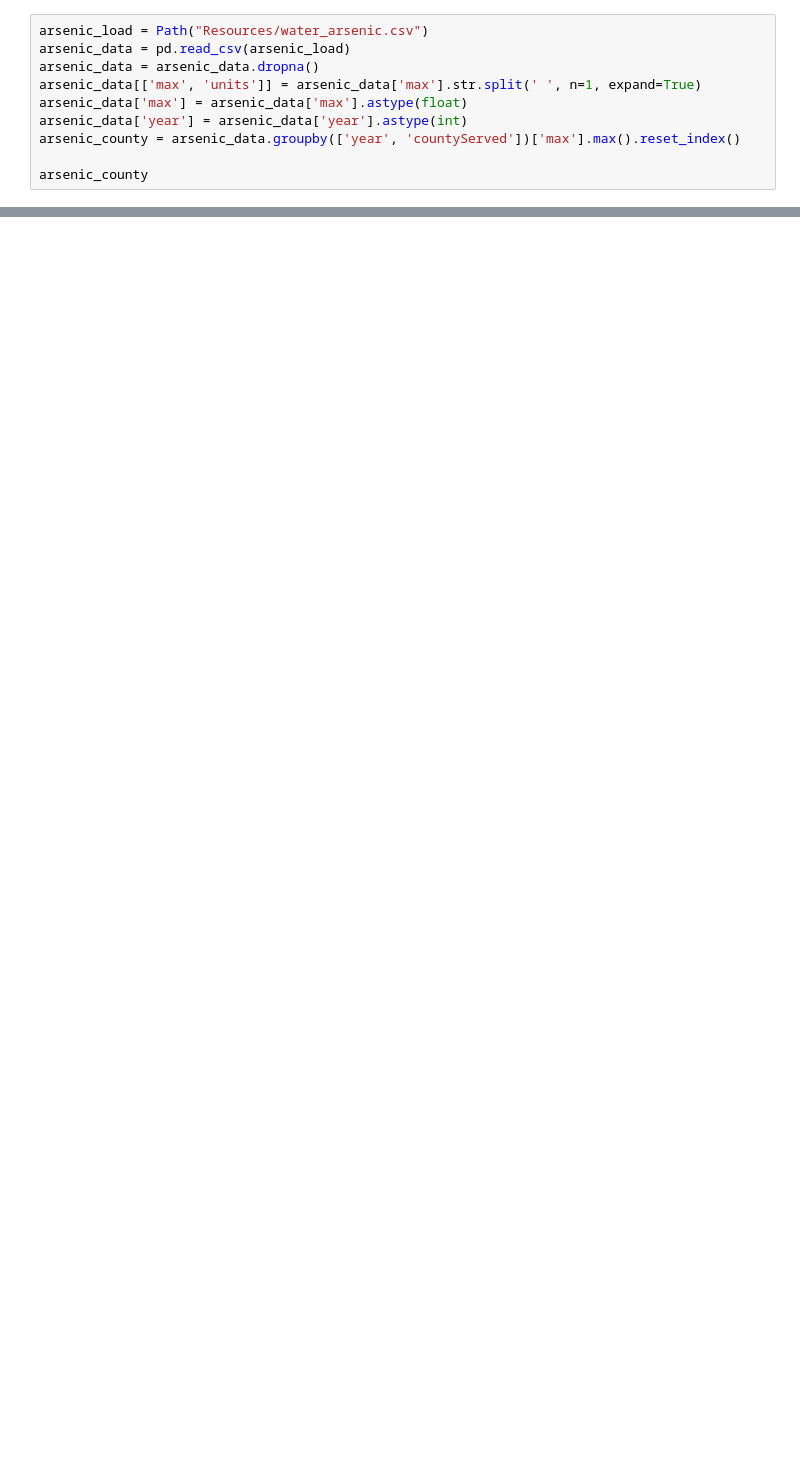
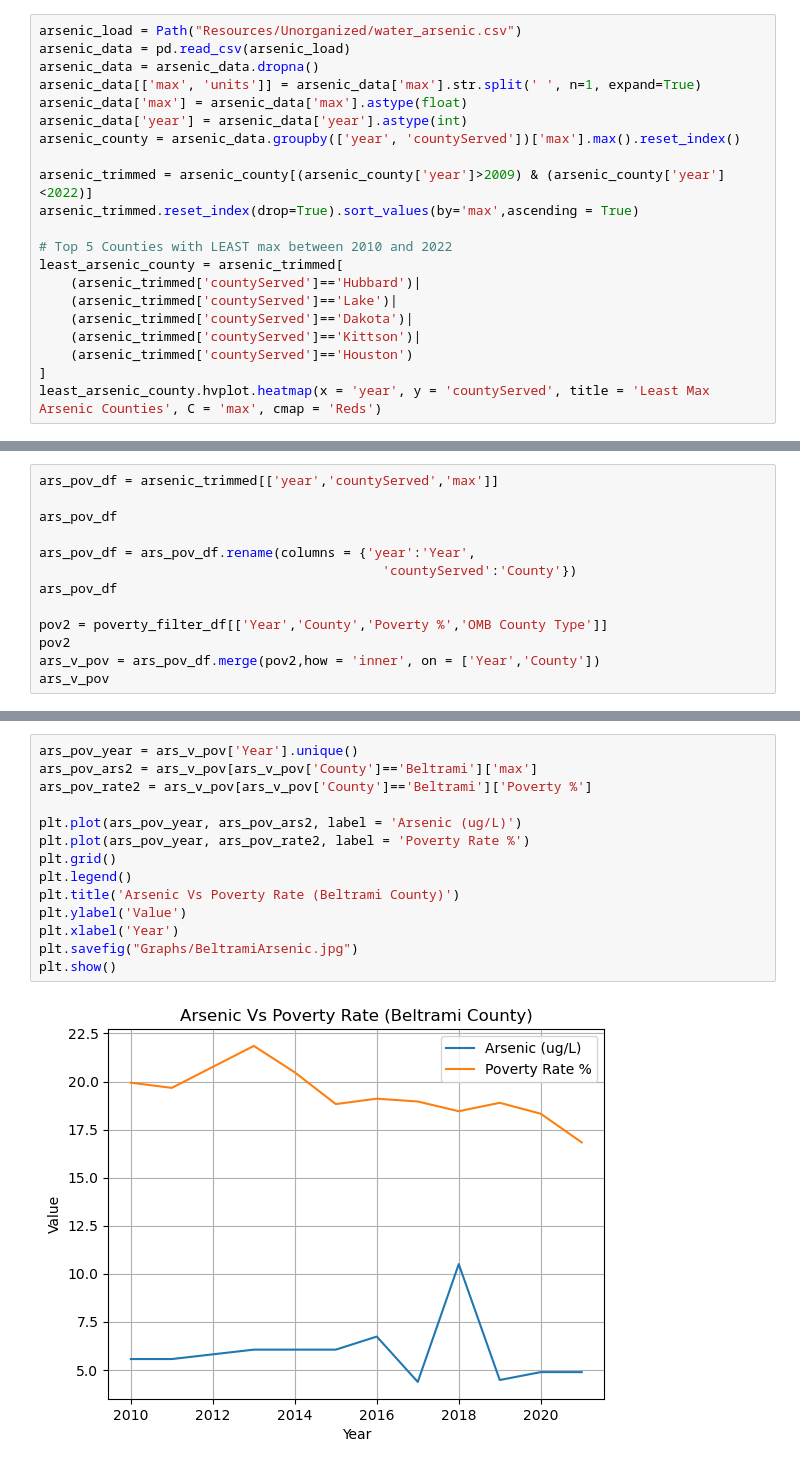
Before and after one commit to sesomluap/personal-fitness-analyst, a Jupyter notebook: water_toxin_df.ipynb, the cells around one changed output, grey strips where cells are left out. Cells and saved outputs as stored; diff of their text form; blank space fills up the shorter version.

```diff
--- a/water_toxin_df.ipynb
+++ b/water_toxin_df.ipynb
@@ -4,5 +21,5 @@ from pathlib import Path
 # %%
-arsenic_load = Path("Resources/water_arsenic.csv")
+arsenic_load = Path("Resources/Unorganized/water_arsenic.csv")
 arsenic_data = pd.read_csv(arsenic_load)
 arsenic_data = arsenic_data.dropna()
 arsenic_data[['max', 'units']] = arsenic_data['max'].str.split(' ', n=1, expand=True)
@@ -10,5 +27,16 @@ arsenic_data['max'] = arsenic_data['max'].astype(float)
 arsenic_data['year'] = arsenic_data['year'].astype(int)
 arsenic_county = arsenic_data.groupby(['year', 'countyServed'])['max'].max().reset_index()
 
-arsenic_county
+arsenic_trimmed = arsenic_county[(arsenic_county['year']>2009) & (arsenic_county['year']<2022)]
+arsenic_trimmed.reset_index(drop=True).sort_values(by='max',ascending = True)
+
+# Top 5 Counties with LEAST max between 2010 and 2022
+least_arsenic_county = arsenic_trimmed[
+    (arsenic_trimmed['countyServed']=='Hubbard')|
+    (arsenic_trimmed['countyServed']=='Lake')|
+    (arsenic_trimmed['countyServed']=='Dakota')|
+    (arsenic_trimmed['countyServed']=='Kittson')|
+    (arsenic_trimmed['countyServed']=='Houston')
+]
+least_arsenic_county.hvplot.heatmap(x = 'year', y = 'countyServed', title = 'Least Max Arsenic Counties', C = 'max', cmap = 'Reds')
 # %% [output]
@@ -57,0 +314,13 @@ FileNotFoundError: [Errno 2] No such file or directory: 'Resources\\minnesota_po
+# %%
+ars_pov_df = arsenic_trimmed[['year','countyServed','max']]
+
+ars_pov_df
+
+ars_pov_df = ars_pov_df.rename(columns = {'year':'Year',
+                                            'countyServed':'County'})
+ars_pov_df
+
+pov2 = poverty_filter_df[['Year','County','Poverty %','OMB County Type']]
+pov2
+ars_v_pov = ars_pov_df.merge(pov2,how = 'inner', on = ['Year','County'])
+ars_v_pov
@@ -57,0 +366,16 @@ FileNotFoundError: [Errno 2] No such file or directory: 'Resources\\minnesota_po
+# %%
+ars_pov_year = ars_v_pov['Year'].unique()
+ars_pov_ars2 = ars_v_pov[ars_v_pov['County']=='Beltrami']['max']
+ars_pov_rate2 = ars_v_pov[ars_v_pov['County']=='Beltrami']['Poverty %']
+
+plt.plot(ars_pov_year, ars_pov_ars2, label = 'Arsenic (ug/L)')
+plt.plot(ars_pov_year, ars_pov_rate2, label = 'Poverty Rate %')
+plt.grid()
+plt.legend()
+plt.title('Arsenic Vs Poverty Rate (Beltrami County)')
+plt.ylabel('Value')
+plt.xlabel('Year')
+plt.savefig("Graphs/BeltramiArsenic.jpg")
+plt.show()
+# %% [output]
+[figure, added]
```
Also changed, not shown: parts of 31 cells of this notebook, 17 other files.
